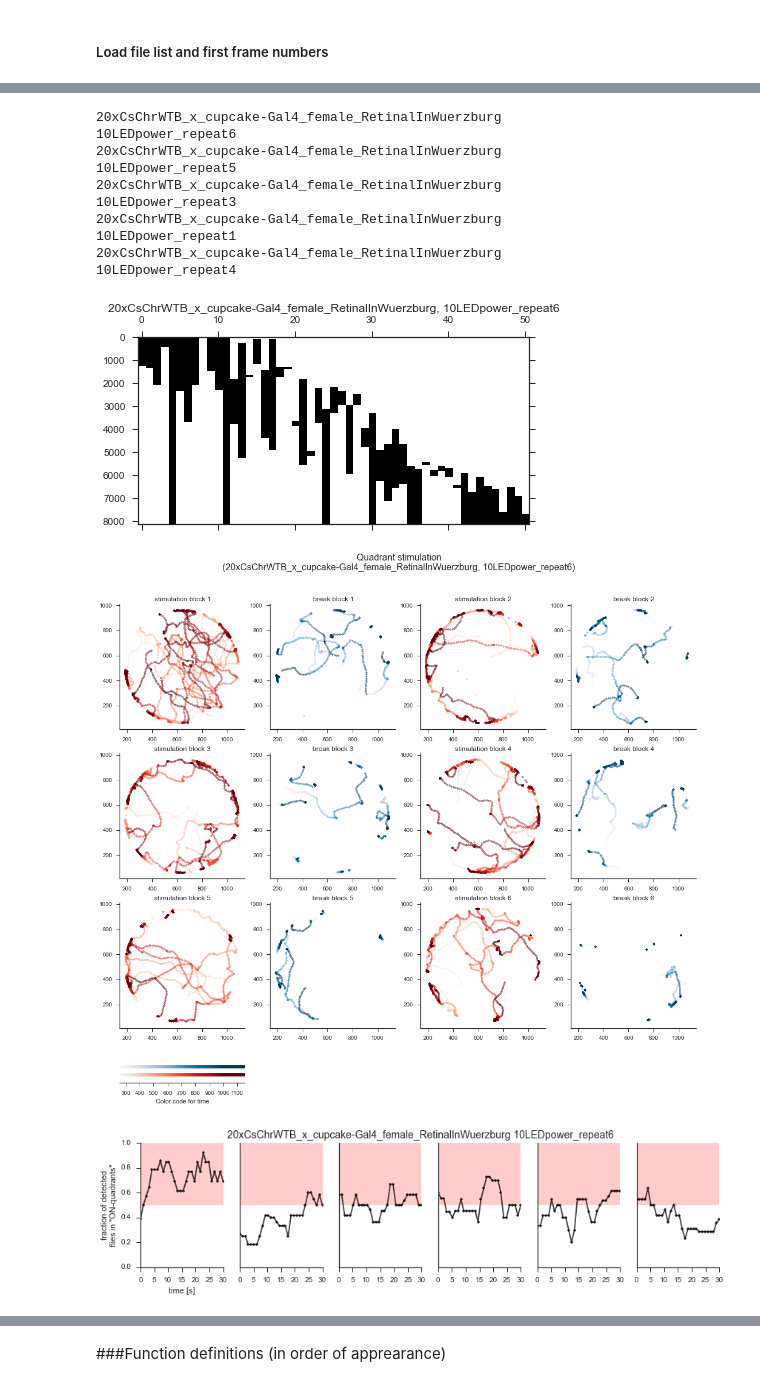
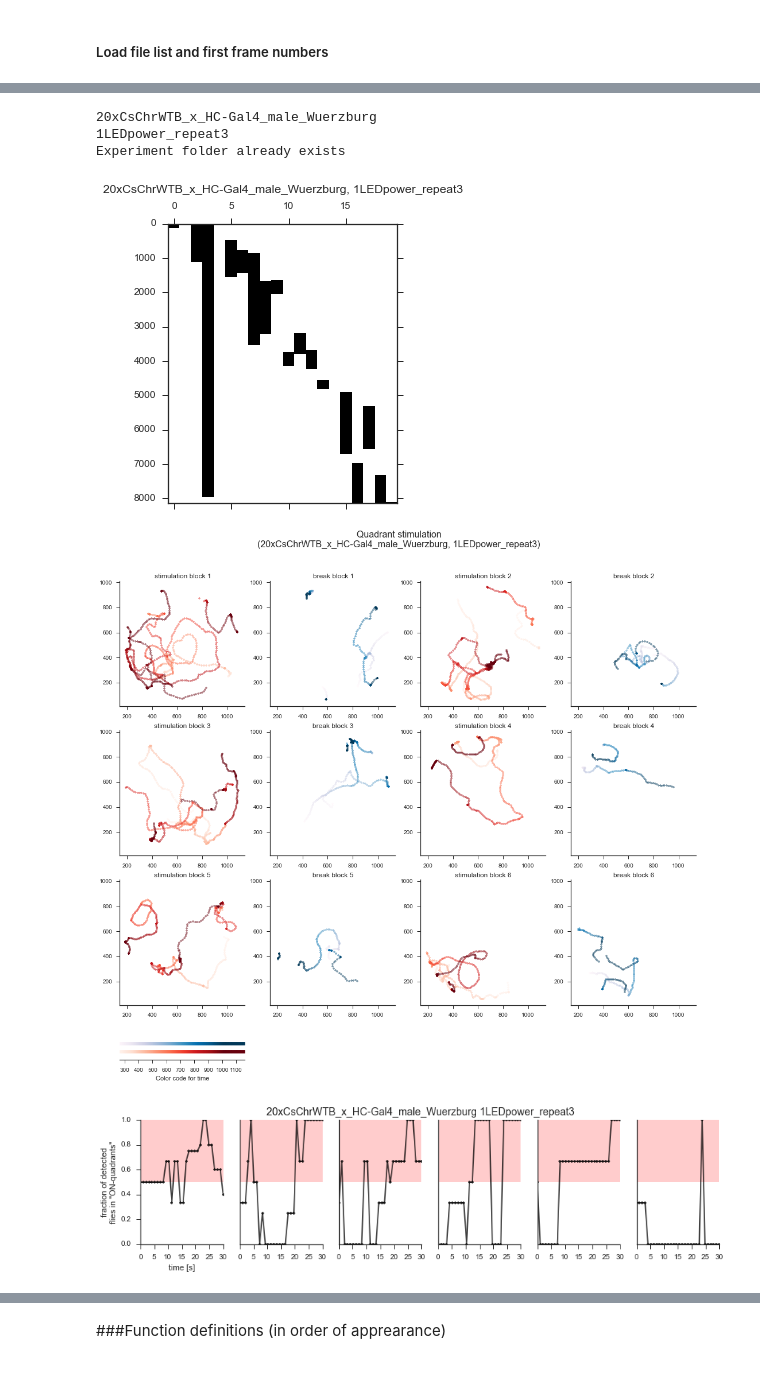
Before and after one commit to hjmh/flyNotebooks, a Jupyter notebook: quadrantAssay/CsChrimson_QuadrantAssayAnalysis_reinforcementTest.ipynb, the cells around one changed output, grey strips where cells are left out. Saved outputs shown, nothing was run; the diff lists cells and outputs as text; code cells hidden in the pictures.

```diff
--- a/quadrantAssay/CsChrimson_QuadrantAssayAnalysis_reinforcementTest.ipynb
+++ b/quadrantAssay/CsChrimson_QuadrantAssayAnalysis_reinforcementTest.ipynb
@@ -60,20 +79,10 @@ fileNames
 # %%
-for repeat in range(1,6):
+for repeat in [3]: #2,3,4,5,6
     stimStartFrameQ = int(startFrames[repeat-1])
     fileName = fileNames[repeat-1]
+    fileName
 
-    # Quadrant stimulation
-    stimSecQ = 30
-    pauseSecQ = 10
-    numRepeatQ = 3 # repeats x 2 patterns
-
-    # Continuous full-field stimulation
-    stimSecC = 1
-    pauseSecC = 29
-    numRepeatC = 1
     stimStartFrameC = stimStartFrameQ + fps * 2 * numRepeatQ * (stimSecQ + pauseSecQ)  # NOT VERY PRECISE!
-
-    pixel2mm = 900/225 # Only estimated, NEED TO MEASURE THIS
 
     #---------------------------------------
     fileNameParts = fileName.split('_')
@@ -112,8 +121,6 @@ for repeat in range(1,6):
     #---------------------------------------
     ### Import and rearrange data
     #---------------------------------------
-
-    keyList = ['timestamps','x_pos','y_pos','ntargets','identity','angle'] #data columns to be extracted from ctrax file
 
     try:
         #load existing python file
@@ -244,8 +251,12 @@ for repeat in range(1,6):
                 spsRowInds = np.array(xPos[frame].astype('int').squeeze())
                 spsColInds = np.array(yPos[frame].astype('int').squeeze())
 
-                flyLocations = sps.coo_matrix((spsData, (spsRowInds, spsColInds)),
-                                              shape=(imageSizePx[0],imageSizePx[1])).toarray()
+                if len(xPos[frame])<2:
+                    flyLocations = np.zeros((imageSizePx[0],imageSizePx[1]))
+                    flyLocations[spsRowInds,spsColInds] = spsData
+                else:
+                    flyLocations = sps.coo_matrix((spsData, (spsRowInds, spsColInds)),
+                                                  shape=(imageSizePx[0],imageSizePx[1])).toarray()
 
                 #check in wich pattern flies appear
                 fliesInONpattern = (ONpattern + flyLocations)>1
@@ -293,47 +304,36 @@ for repeat in range(1,6):
 
     strtFrame = stimStartFrameQ
     for quadrantRepeat in range(0,numRepeatQ): #Quadrant Repeats
 
         for pat in range(2):
             #End of quadrant stimulation
             activeFragments_pre,fRange,titleString = defineQuadrantDetail(strtFrame,stimSecQ,timeWindow,fps,flyIDperFrame,skipFrames,'pre')
 
             subplt1 = fig.add_subplot(numRepeatQ, 4, 1 + pat*2 + quadrantRepeat*4)
             plotActiveSegments(activeFragments_pre,fRange,subplt1,titleString,xPos,yPos,angle,flyID,imageSizePx)
 
             #After quadrant stimulation
             activeFragments_post,fRange,titleString = defineQuadrantDetail(strtFrame,stimSecQ,timeWindow,fps,flyIDperFrame,skipFrames,'post')
 
             subplt2 = fig.add_subplot(numRepeatQ, 4, 2 + pat*2 + quadrantRepeat*4)
             plotActiveSegments(activeFragments_post,fRange,subplt2,titleString,xPos,yPos,angle,flyID,imageSizePx)
 
             #Add light ON indicators
             if (not pat):
                 subplt1.set_ylabel('Quadrant stimulation #'+ str(quadrantRepeat+1) +
                                    '\n('+str(stimSecQ)+'s on, '+str(pauseSecQ)+'s off)\n' + experiment,fontsize = 16)
 
             addQuadrantLightIndicator(subplt1, imageSizePx, pat)
 
             #update start frame
             strtFrame = strtFrame + (stimSecQ+pauseSecQ)*fps
 
     fig.tight_layout()
     fig.savefig(plotSaveDir + '/' + fileName + '_detail.pdf', format = 'pdf')
-
-    #---------------------------------------
-
-    #---------------------------------------
 # %% [output]
-20xCsChrWTB_x_cupcake-Gal4_female_RetinalInWuerzburg
-10LEDpower_repeat6
-20xCsChrWTB_x_cupcake-Gal4_female_RetinalInWuerzburg
-10LEDpower_repeat5
-20xCsChrWTB_x_cupcake-Gal4_female_RetinalInWuerzburg
-10LEDpower_repeat3
-20xCsChrWTB_x_cupcake-Gal4_female_RetinalInWuerzburg
-10LEDpower_repeat1
-20xCsChrWTB_x_cupcake-Gal4_female_RetinalInWuerzburg
-10LEDpower_repeat4
+20xCsChrWTB_x_HC-Gal4_male_Wuerzburg
+1LEDpower_repeat3
+Experiment folder already exists
-[figure, old version]
+[figure, new version]
-[figure, old version]
+[figure, new version]
-[figure, old version]
+[figure, new version]
```
Also changed, not shown: parts of 14 cells of this notebook, 1 other file.
